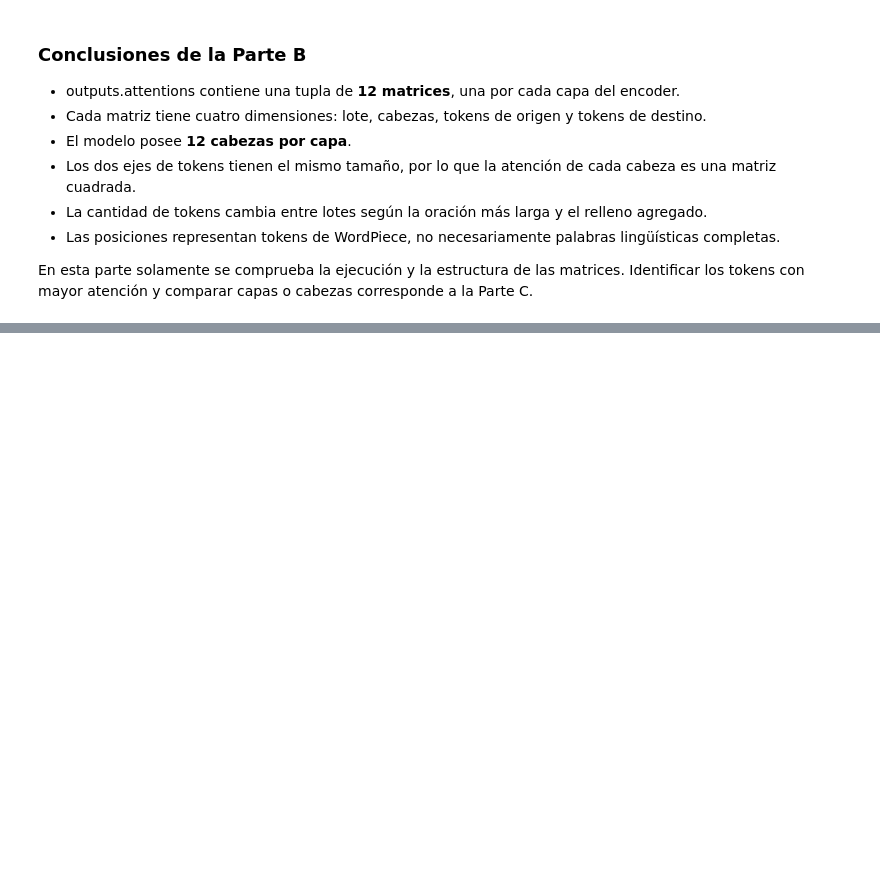
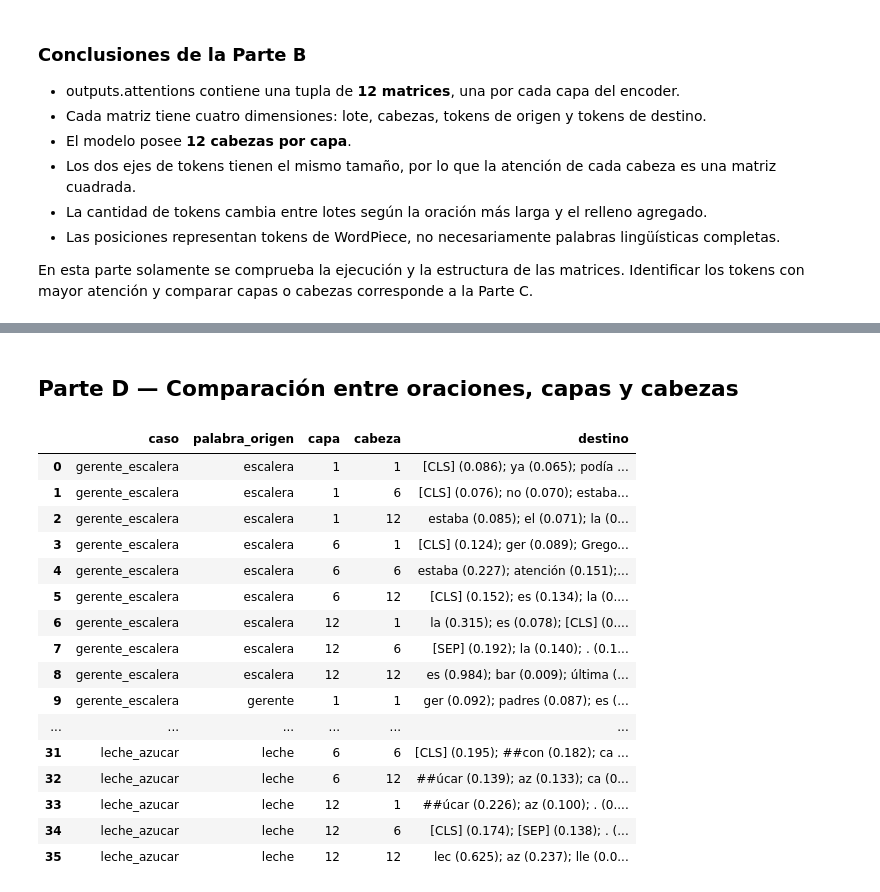
Before and after one commit to nel-eleven11/Lab_3_NLP, a Jupyter notebook: Laboratorio 3.ipynb, the cells around one changed output, grey strips where cells are left out. Drawn from its saved outputs; the diff is of its cells as text; code cells hidden in the pictures; blank space fills up the shorter version.

Commit message:
Completación de lab 3 parte C, D y trabajo escrito

```diff
--- a/Laboratorio 3.ipynb
+++ b/Laboratorio 3.ipynb
@@ -402,0 +494,29 @@ En esta parte solamente se comprueba la ejecución y la estructura de las matric
+# %% [markdown]
+## Parte D — Comparación entre oraciones, capas y cabezas
+# %%
+# Resumen compacto: top-5 de cada consulta en una sola celda de texto.
+resumen = (tabla_atencion
+           .assign(destino=lambda d: d["token_destino"] + " (" + d["peso"].map(lambda x: f"{x:.3f}") + ")")
+           .sort_values(["caso", "palabra_origen", "capa", "cabeza", "rango"])
+           .groupby(["caso", "palabra_origen", "capa", "cabeza"])["destino"]
+           .agg("; ".join).reset_index())
+display(resumen)
+resumen.to_csv("resumen_comparacion_atencion.csv", index=False)
+# %% [output]
+|  | caso | palabra_origen | capa | cabeza | destino |
+| 0 | gerente_escalera | escalera | 1 | 1 | [CLS] (0.086); ya (0.065); podía ... |
+| 1 | gerente_escalera | escalera | 1 | 6 | [CLS] (0.076); no (0.070); estaba... |
+| 2 | gerente_escalera | escalera | 1 | 12 | estaba (0.085); el (0.071); la (0... |
+| 3 | gerente_escalera | escalera | 6 | 1 | [CLS] (0.124); ger (0.089); Grego... |
+| 4 | gerente_escalera | escalera | 6 | 6 | estaba (0.227); atención (0.151);... |
+| 5 | gerente_escalera | escalera | 6 | 12 | [CLS] (0.152); es (0.134); la (0.... |
+| 6 | gerente_escalera | escalera | 12 | 1 | la (0.315); es (0.078); [CLS] (0.... |
+| 7 | gerente_escalera | escalera | 12 | 6 | [SEP] (0.192); la (0.140); . (0.1... |
+| 8 | gerente_escalera | escalera | 12 | 12 | es (0.984); bar (0.009); última (... |
+| 9 | gerente_escalera | gerente | 1 | 1 | ger (0.092); padres (0.087); es (... |
+| ... | ... | ... | ... | ... | ... |
+| 31 | leche_azucar | leche | 6 | 6 | [CLS] (0.195); ##con (0.182); ca ... |
+| 32 | leche_azucar | leche | 6 | 12 | ##úcar (0.139); az (0.133); ca (0... |
+| 33 | leche_azucar | leche | 12 | 1 | ##úcar (0.226); az (0.100); . (0.... |
+| 34 | leche_azucar | leche | 12 | 6 | [CLS] (0.174); [SEP] (0.138); . (... |
+| 35 | leche_azucar | leche | 12 | 12 | lec (0.625); az (0.237); lle (0.0... |
```
Also changed, not shown: parts of 9 cells of this notebook, 6 other files.
